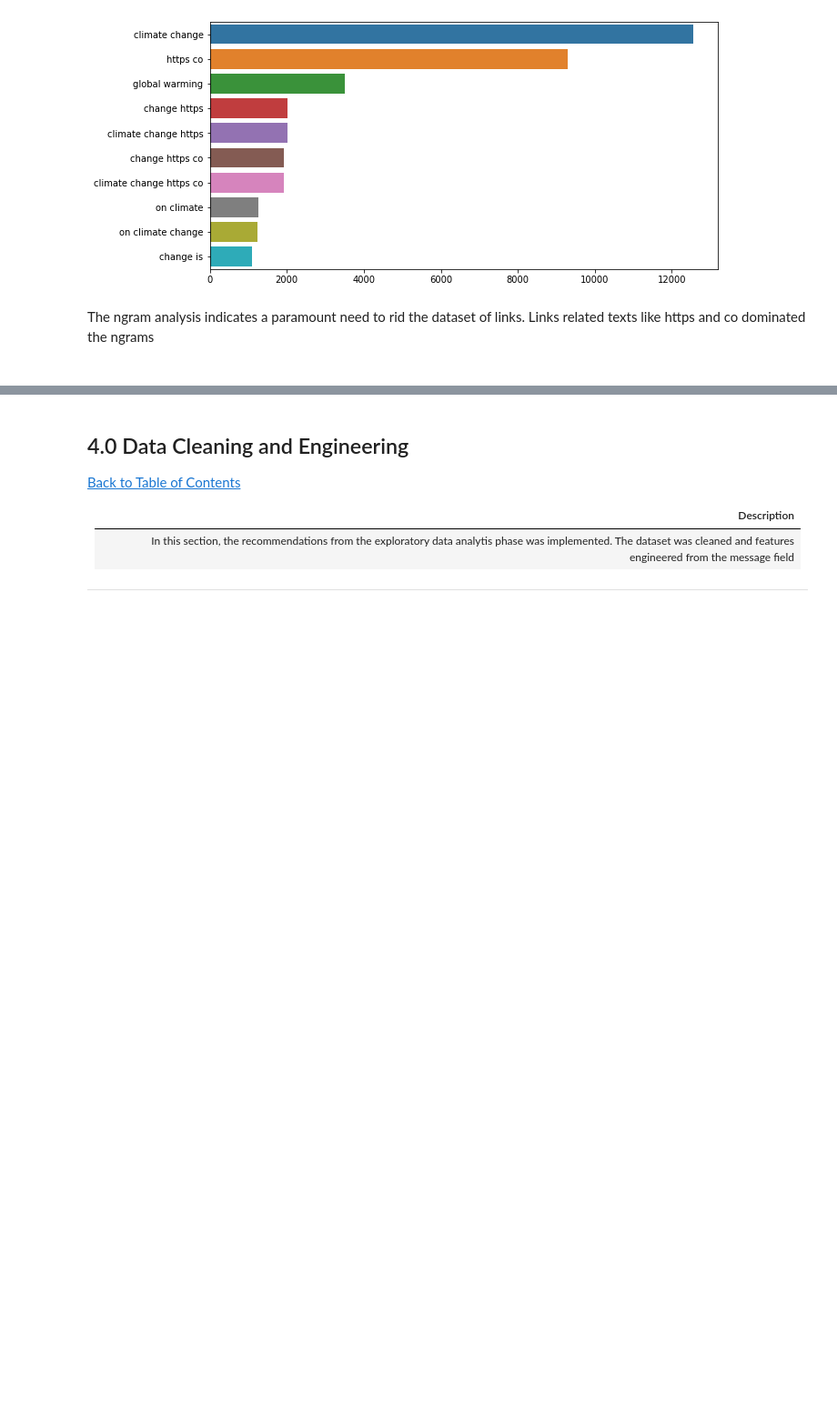
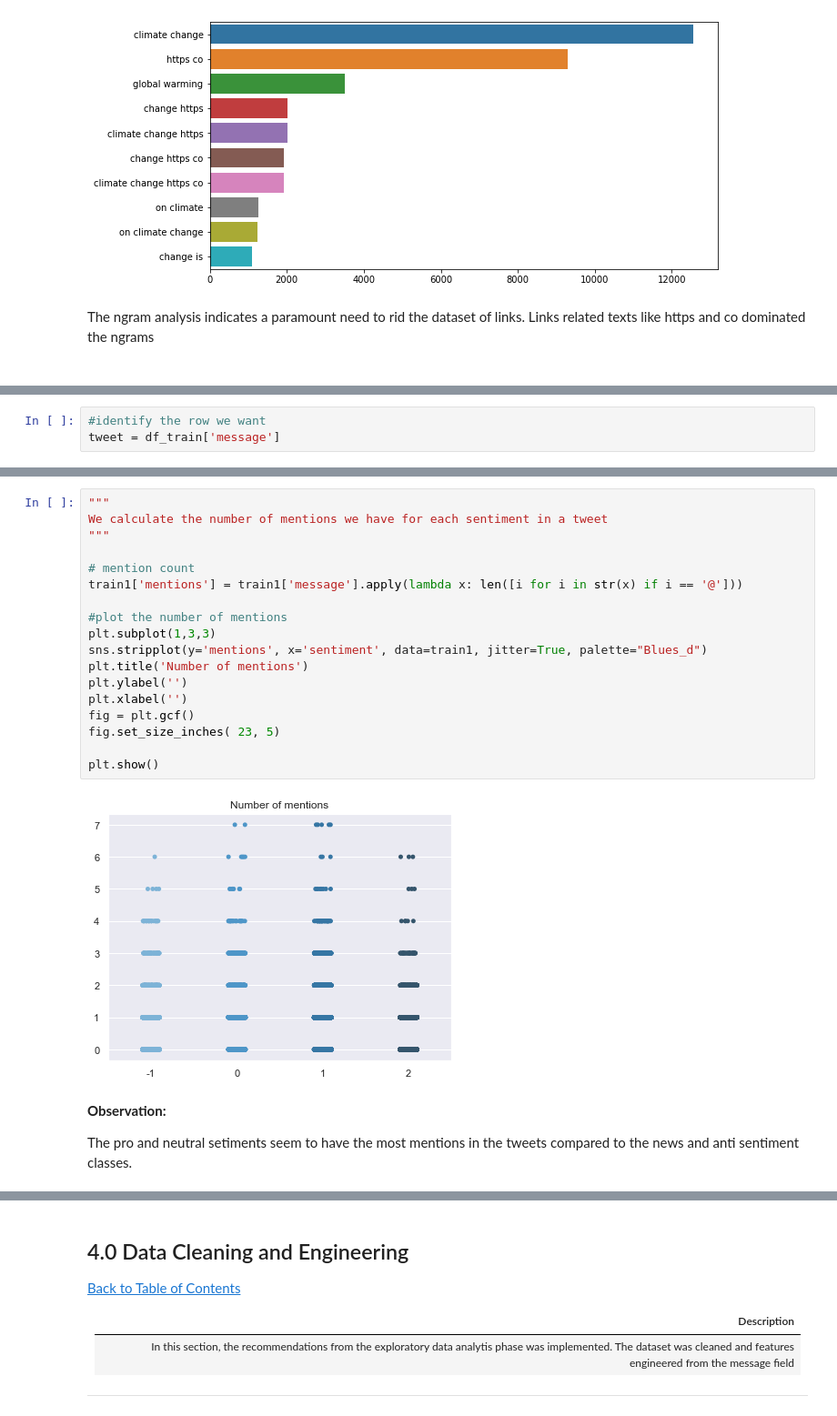
Before and after one commit to Abdul4code/Climate-change-analysis-Team_ZF2, a Jupyter notebook: ZF2_Classification.ipynb, the cells around one changed output, grey strips where cells are left out. Shown: that part at 91% size. Cells and saved outputs as stored; diff of their text form; blank space fills up the shorter version.

```diff
--- a/ZF2_Classification.ipynb
+++ b/ZF2_Classification.ipynb
@@ -364,0 +697,3 @@ The ngram analysis indicates a paramount need to rid the dataset of links. Links
+# %%
+#identify the row we want
+tweet = df_train['message']
@@ -364,0 +761,24 @@ The ngram analysis indicates a paramount need to rid the dataset of links. Links
+# %%
+"""
+We calculate the number of mentions we have for each sentiment in a tweet
+"""
+
+# mention count
+train1['mentions'] = train1['message'].apply(lambda x: len([i for i in str(x) if i == '@']))
+
+#plot the number of mentions
+plt.subplot(1,3,3)
+sns.stripplot(y='mentions', x='sentiment', data=train1, jitter=True, palette="Blues_d")
+plt.title('Number of mentions')
+plt.ylabel('')
+plt.xlabel('')
+fig = plt.gcf()
+fig.set_size_inches( 23, 5)
+
+plt.show()
+# %% [output]
+[figure, added]
+# %% [markdown]
+ **Observation:**
+
+The pro and neutral setiments seem to have the most mentions in the tweets compared to the news and anti sentiment classes.
```
Also changed, not shown: parts of 63 cells of this notebook.
